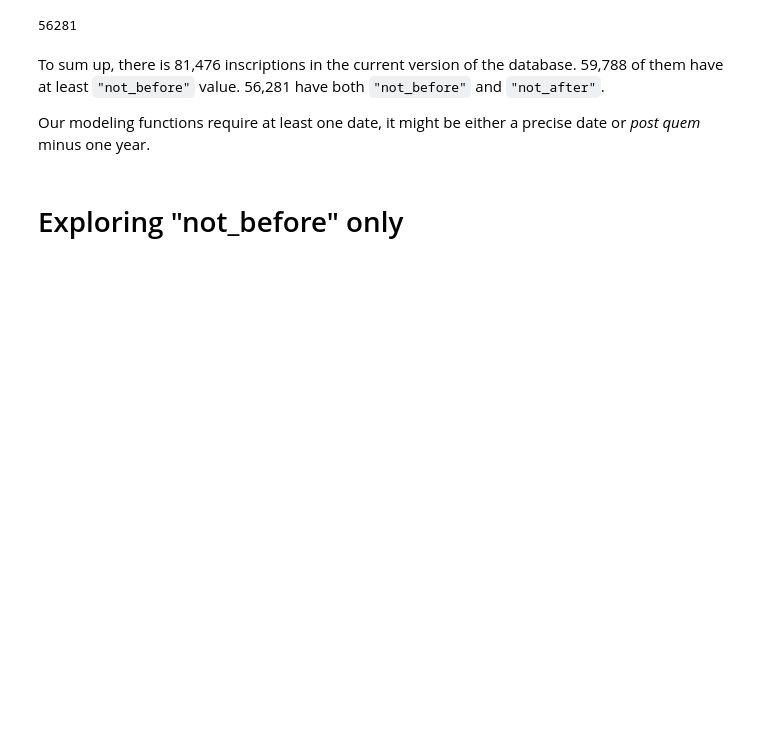
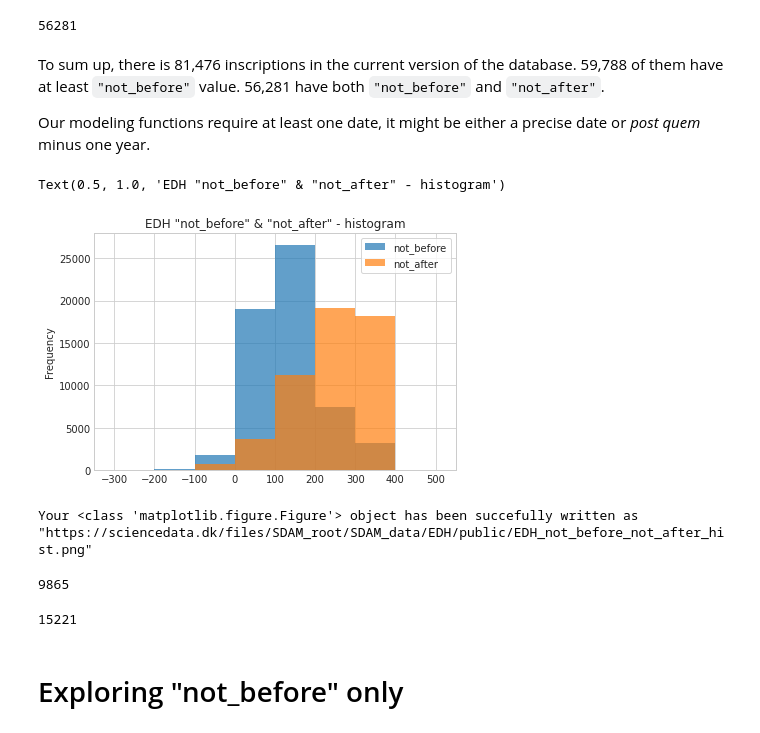
Before and after one commit to sdam-au/EDH_exploration, a Jupyter notebook: scripts/Py_EDH_TEMPORAL_EXPLORATION.ipynb, the cells around one changed output. Saved outputs shown, nothing was run; the diff lists cells and outputs as text; code cells hidden in the pictures; blank space fills up the shorter version.

```diff
--- a/scripts/Py_EDH_TEMPORAL_EXPLORATION.ipynb
+++ b/scripts/Py_EDH_TEMPORAL_EXPLORATION.ipynb
@@ -109,6 +106,29 @@ len(EDH_dated[EDH_dated["not_after"].notnull()])
 To sum up, there is 81,476 inscriptions in the current version of the database. 59,788 of them have at least `"not_before"` value.  56,281 have both `"not_before"` and `"not_after"`.
 
 Our modeling functions require at least one date, it might be either a precise date or *post quem* minus one year.
+# %%
+fig, ax = plt.subplots(figsize=(6, 4), tight_layout=True)
+l1 = EDH_dated["not_before"].plot.hist(ax=ax, bins=range(-500,500, 100), alpha=0.7)
+l2 = EDH_dated["not_after"].plot.hist(ax=ax, bins=range(-500,500, 100), alpha=0.7)
+ax.set_xlim(-350, 550)
+ax.set_xticks(range(-300,600,100))
+ax.legend(frameon=True)
+ax.set_title('EDH "not_before" & "not_after" - histogram')
+# %% [output]
+Text(0.5, 1.0, 'EDH "not_before" & "not_after" - histogram')
+[figure, added]
+# %%
+sddk.write_file("SDAM_data/EDH/public/EDH_not_before_not_after_hist.png", fig, conf)
+# %% [output]
+Your <class 'matplotlib.figure.Figure'> object has been succefully written as "https://sciencedata.dk/files/SDAM_root/SDAM_data/EDH/public/EDH_not_before_not_after_hist.png"
+# %%
+len(EDH_dated[EDH_dated["not_before"]==101])
+# %% [output]
+9865
+# %%
+len(EDH_dated[EDH_dated["not_after"]==300])
+# %% [output]
+15221
 # %% [markdown]
 # Exploring "not_before" only
 # %%
```
Also changed, not shown: parts of 23 cells of this notebook, 2 other files.
